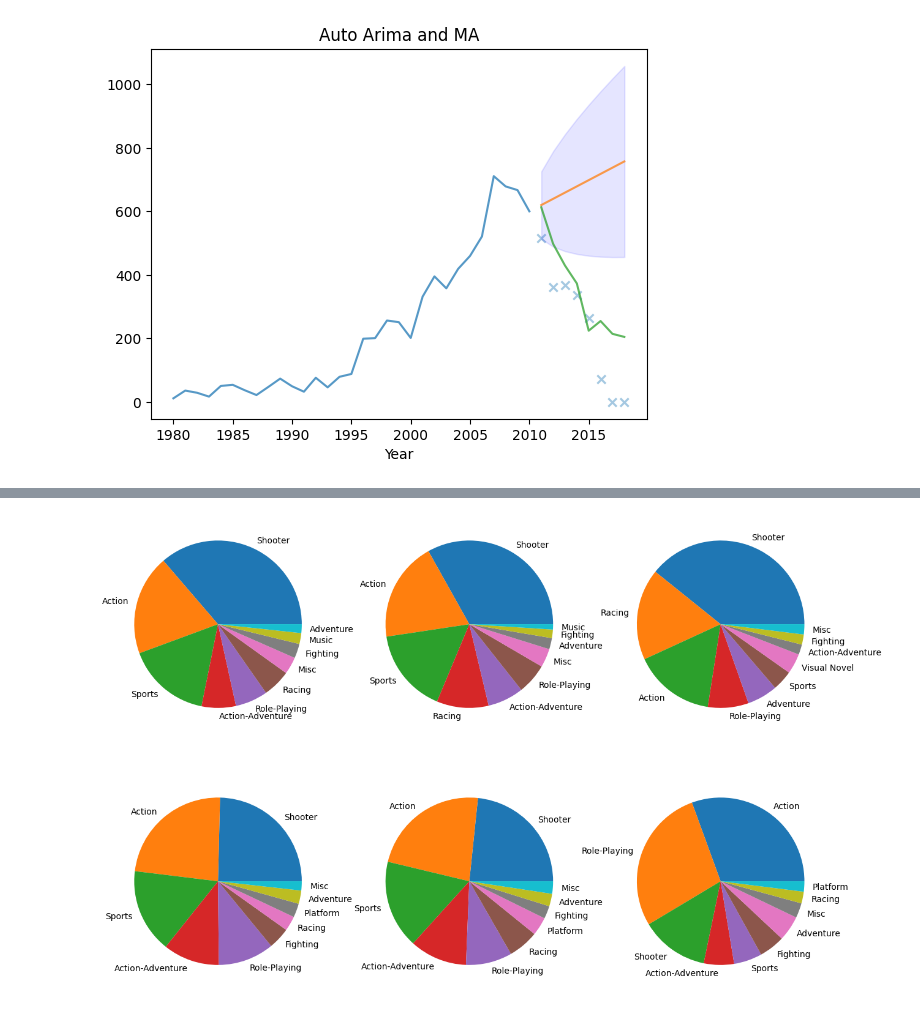
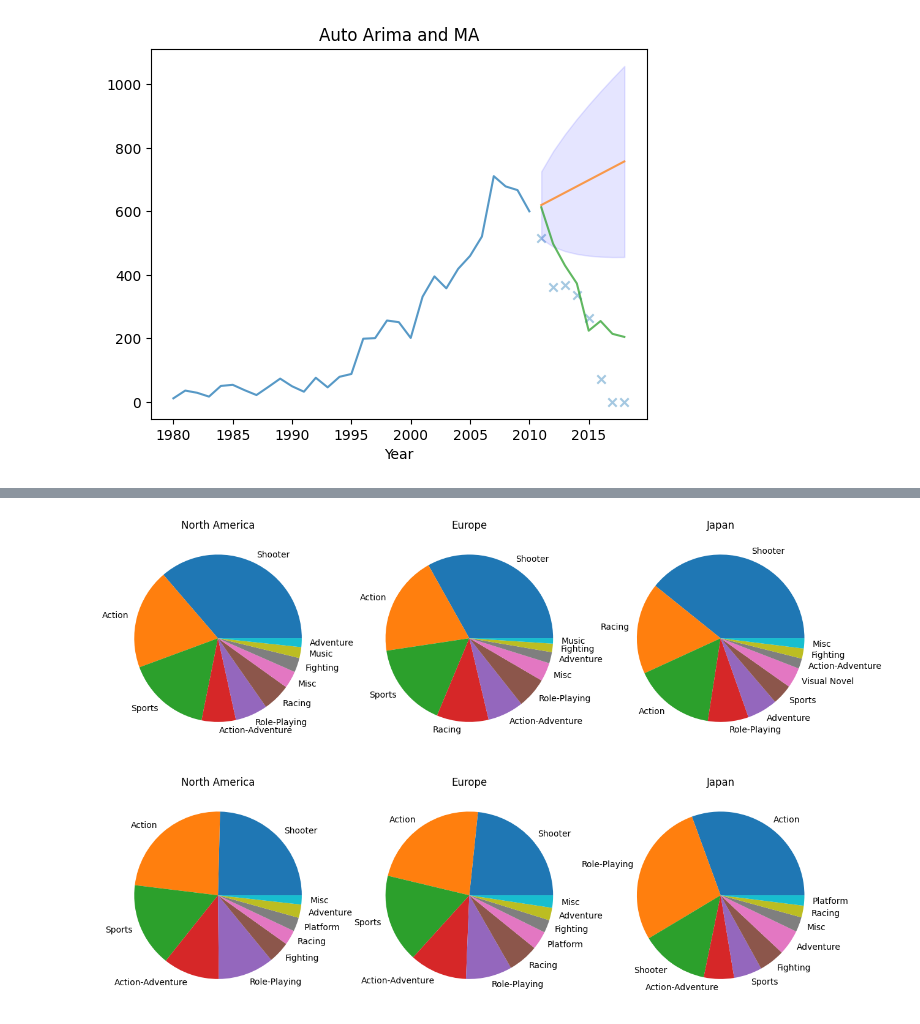
Before and after one commit to devrhathi/videogames_sales, a Jupyter notebook: Analysis/temp.ipynb, the cells around one changed output, grey strips where cells are left out. Saved outputs shown, nothing was run; the diff lists cells and outputs as text; code cells hidden in the pictures.

```diff
--- a/Analysis/temp.ipynb
+++ b/Analysis/temp.ipynb
@@ -167,30 +148,40 @@ plt.show()
 # %%
 x_df = pd.read_csv("../Datasets/XboxOne_GameSales.csv",parse_dates=['Year'],encoding="latin1")
 x_df_na = x_df.groupby(['Genre']).sum('North America').sort_values('North America', ascending=False)[:10]
 x_df_eu = x_df.groupby(['Genre']).sum('Europe').sort_values('Europe', ascending=False)[:10]
 x_df_jp = x_df.groupby(['Genre']).sum('Japan').sort_values('Japan', ascending=False)[:10]
 
 ps_df = pd.read_csv("../Datasets/PS4_GamesSales.csv",parse_dates=['Year'],encoding="latin1")
 ps_df_na = ps_df.groupby(['Genre']).sum('North America').sort_values('North America', ascending=False)[:10]
 ps_df_eu = ps_df.groupby(['Genre']).sum('Europe').sort_values('Europe', ascending=False)[:10]
 ps_df_jp = ps_df.groupby(['Genre']).sum('Japan').sort_values('Japan', ascending=False)[:10]
 
 
+
+
 figure, axis = plt.subplots(2, 3)
+
 axis[0,0].pie(x_df_na['North America'],labels=x_df_na.index)
+
+axis[0,0].title.set_text("North America")
 axis[0,1].pie(x_df_eu['Europe'],labels=x_df_eu.index)
+axis[0,1].title.set_text("Europe")
 axis[0,2].pie(x_df_jp['Japan'],labels=x_df_jp.index)
+axis[0,2].title.set_text("Japan")
+axis[1,0].pie(ps_df_na['North America'],labels=ps_df_na.index)
+axis[1,0].title.set_text("North America")
+axis[1,1].pie(ps_df_eu['Europe'],labels=ps_df_eu.index)
+axis[1,1].title.set_text("Europe")
+axis[1,2].pie(ps_df_jp['Japan'],labels=ps_df_jp.index)
+axis[1,2].title.set_text("Japan")
 
-axis[1,0].pie(ps_df_na['North America'],labels=ps_df_na.index)
-axis[1,1].pie(ps_df_eu['Europe'],labels=ps_df_eu.index)
-axis[1,2].pie(ps_df_jp['Japan'],labels=ps_df_jp.index)
 
 figure.set_figheight(10)
 figure.set_figwidth(15)
 
 plt.show()
 # %% [output]
-[figure, old version]
+[figure, new version]
 # %%
 xb_df = pd.read_csv("../Datasets/XboxOne_GameSales.csv",parse_dates=['Year'],encoding="latin1")
 xb_df["Year"] = xb_df['Year'].dt.year
```
Also changed, not shown: parts of 5 cells of this notebook.
